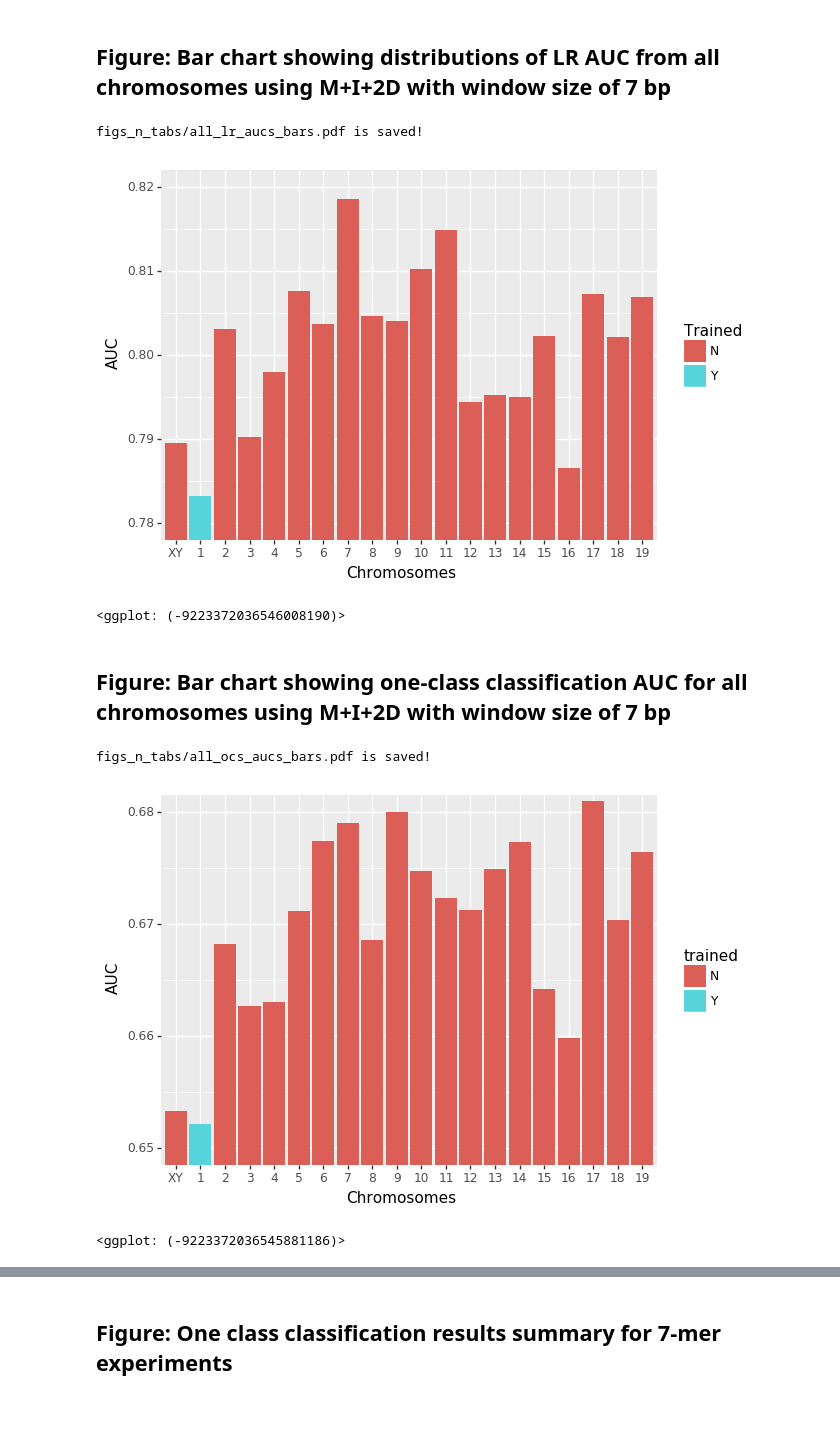
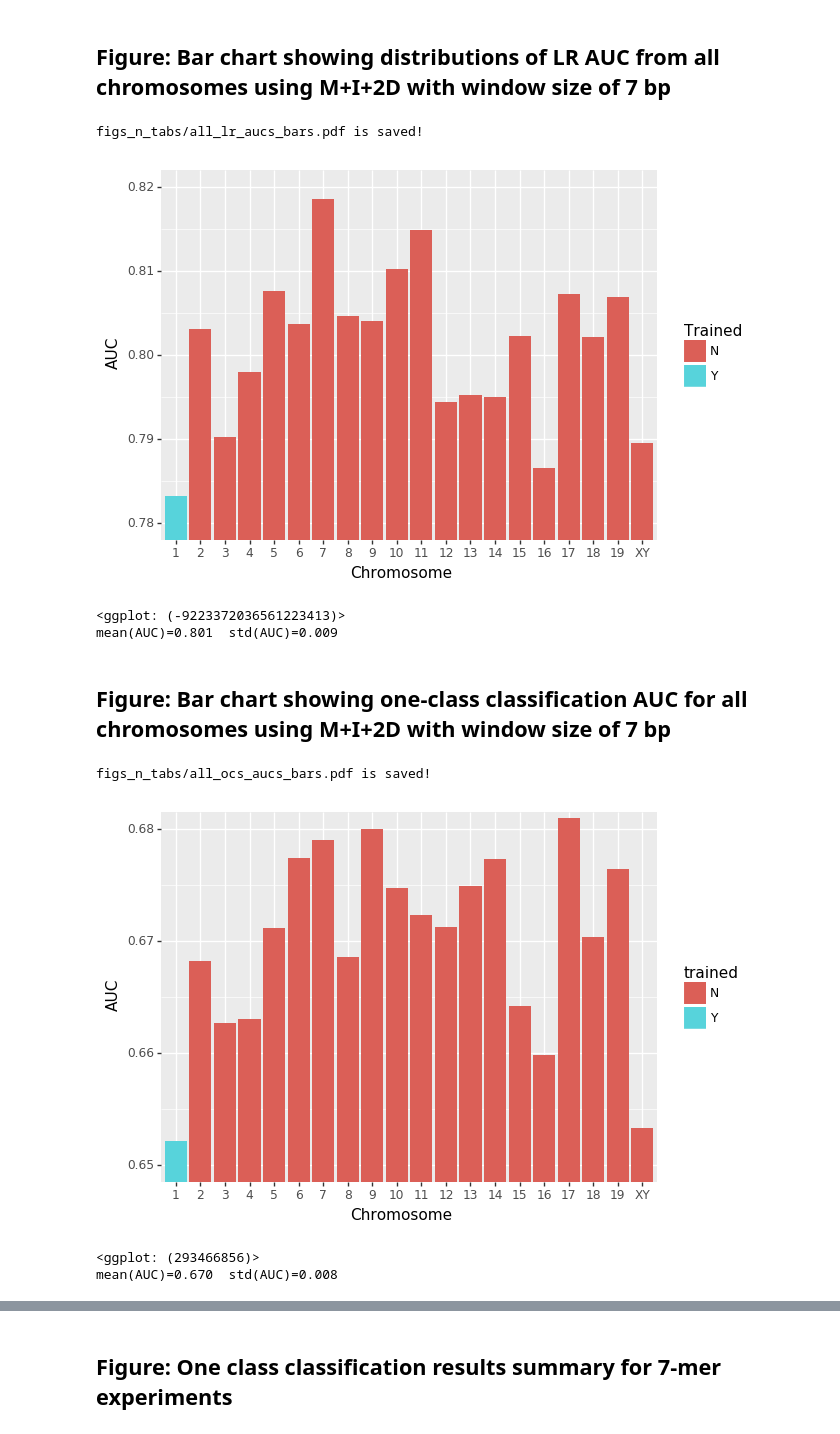
Before and after one commit to HuttleyLab/enuproject, a Jupyter notebook: manuscript_figs_tables.ipynb, the cells around one changed output, grey strips where cells are left out. Saved outputs shown, nothing was run; the diff lists cells and outputs as text; code cells hidden in the pictures.

```diff
--- a/manuscript_figs_tables.ipynb
+++ b/manuscript_figs_tables.ipynb
@@ -291,17 +322,19 @@ for chrom in all_chroms:
 bar_chart_header = ['AUC_mean', 'Chromosome', 'Trained', 'Classifier']
 lr_bar_chart_tab = LoadTable(header=bar_chart_header, rows=bar_chart_records).to_pandas_df().sort_values('AUC_mean')
 lr_bar_chart = (ggplot(aes(x='Chromosome', y="AUC_mean", fill="Trained"), data=lr_bar_chart_tab) + \
-                labs(x="Chromosomes", y="AUC") + \
+                labs(x="Chromosome", y="AUC") + \
                 geom_bar(stat="identity") + coord_cartesian(ylim=(0.78, 0.82)) + \
                 scale_x_discrete(limit='AUC_mean'))
 outname = "figs_n_tabs/all_lr_aucs_bars.pdf"
 lr_bar_chart.save(outname, units="cm", width=20, height=16)
 print ("%s is saved!" % outname)
 print (lr_bar_chart)
+print("mean(AUC)=%.3f  std(AUC)=%.3f" % (lr_bar_chart_tab['AUC_mean'].mean(), lr_bar_chart_tab['AUC_mean'].std(ddof=1)))
 # %% [output]
 figs_n_tabs/all_lr_aucs_bars.pdf is saved!
-[figure, old version]
+[figure, new version]
-<ggplot: (-9223372036546008190)>
+<ggplot: (-9223372036561223413)>
+mean(AUC)=0.801  std(AUC)=0.009
 # %% [markdown]
 ## Figure: Bar chart showing one-class classification AUC for all chromosomes using M+I+2D with window size of 7 bp
 # %%
@@ -309,36 +342,38 @@ all_chroms = [1, 2, 3, 4, 5, 6, 7, 8, 9,10, 11, 12, 13, 14, 15, 16, 17, 18, 19,
 
 bar_chart_records = []
 for chrom in all_chroms:
     if chrom is 1:
         data_dirs = glob.glob("classifier/results/chrom1/7-mer/data_ratio_1/direction_All/2_way_samples/train_size_10255/")
         trained = 'Y'
     else:
         data_dirs = glob.glob("classifier/results/chrom%s/7-mer/data_ratio_1/direction_All/2_way_samples/train_size_0/" % chrom)
         trained = 'N'
     sample_aucs = []
     for directory in data_dirs:
         aucs = get_auc(directory, sample_aucs, 'OCS')
 
     auc_list = [r[2] for r in aucs]
     auc_mean = np.array(auc_list).mean()
     #auc_se = np.array(auc_list).std(ddof=1)
     bar_chart_records.append([auc_mean, chrom, trained, 'OC'])
 
 
 bar_chart_header = ['AUC_mean', 'Chromosome', 'trained', 'Classifier']
 ocs_bar_chart_tab = LoadTable(header=bar_chart_header, rows=bar_chart_records).to_pandas_df()
 ocs_bar_chart = (ggplot(aes(x='Chromosome', y="AUC_mean", fill="trained"), data=ocs_bar_chart_tab) + \
-             labs(x="Chromosomes", y="AUC") + \
+             labs(x="Chromosome", y="AUC") + \
              geom_bar(stat="identity") + coord_cartesian(ylim=(0.65, 0.68)))
 
 outname = "figs_n_tabs/all_ocs_aucs_bars.pdf"
 ocs_bar_chart.save(outname, units="cm", width=20, height=16)
 print ("%s is saved!" % outname)
 print (ocs_bar_chart)
+print("mean(AUC)=%.3f  std(AUC)=%.3f" % (ocs_bar_chart_tab['AUC_mean'].mean(), ocs_bar_chart_tab['AUC_mean'].std(ddof=1)))
 # %% [output]
 figs_n_tabs/all_ocs_aucs_bars.pdf is saved!
-[figure, old version]
+[figure, new version]
-<ggplot: (-9223372036545881186)>
+<ggplot: (293466856)>
+mean(AUC)=0.670  std(AUC)=0.008
 # %%
 merged_bar_chart_tab = pd.concat([lr_bar_chart_tab, ocs_bar_chart_tab])
 lvo_bar_chart = (ggplot(aes(x='Chromosome', y="AUC_mean", fill="Classifier"), data=merged_bar_chart_tab) + \
```
Also changed, not shown: parts of 41 cells of this notebook, 1 other file.
